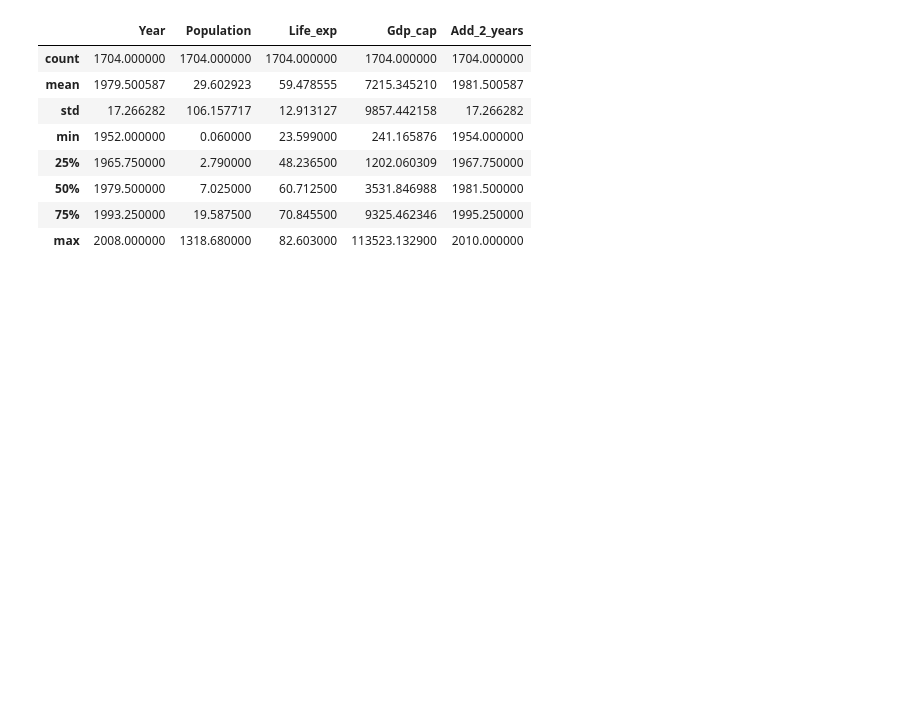
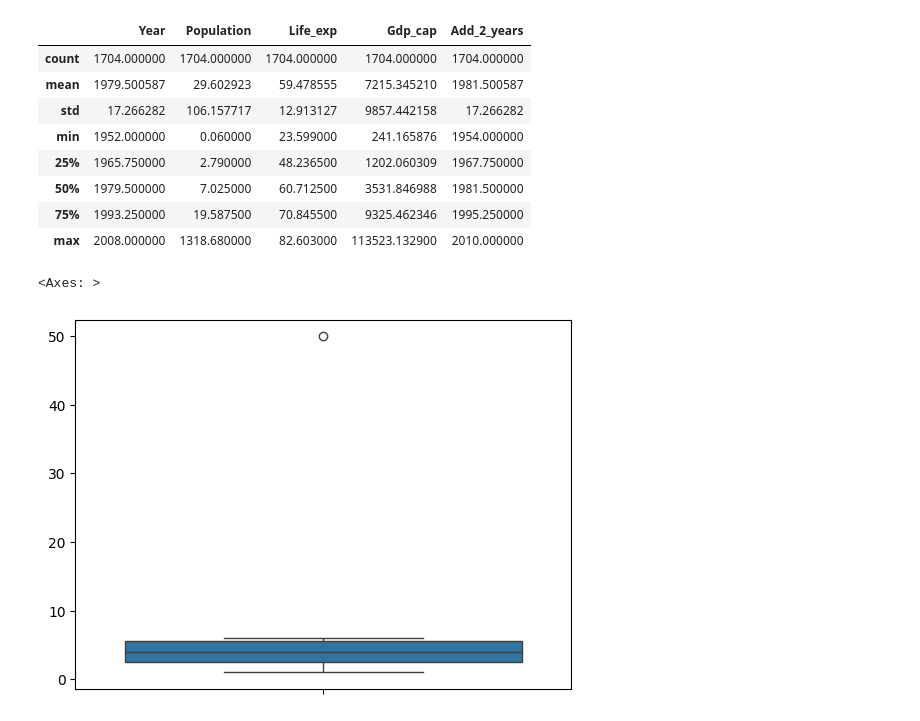
Before and after one commit to naynishb/farmers_market, a Jupyter notebook: mit/pandas.ipynb, the cells around one changed output. Saved outputs shown, nothing was run; the diff lists cells and outputs as text; code cells hidden in the pictures; blank space fills up the shorter version.

```diff
--- a/mit/pandas.ipynb
+++ b/mit/pandas.ipynb
@@ -655,3 +655,10 @@ df.describe()
 # %%
 import matplotlib.pyplot as plt
 import seaborn as sns
+# %%
+data = [6, 2, 3, 4, 5, 1, 50]
+# %%
+sns.boxplot(data)
+# %% [output]
+<Axes: >
+[figure, added]
```
Also changed, not shown: parts of 10 cells of this notebook.
